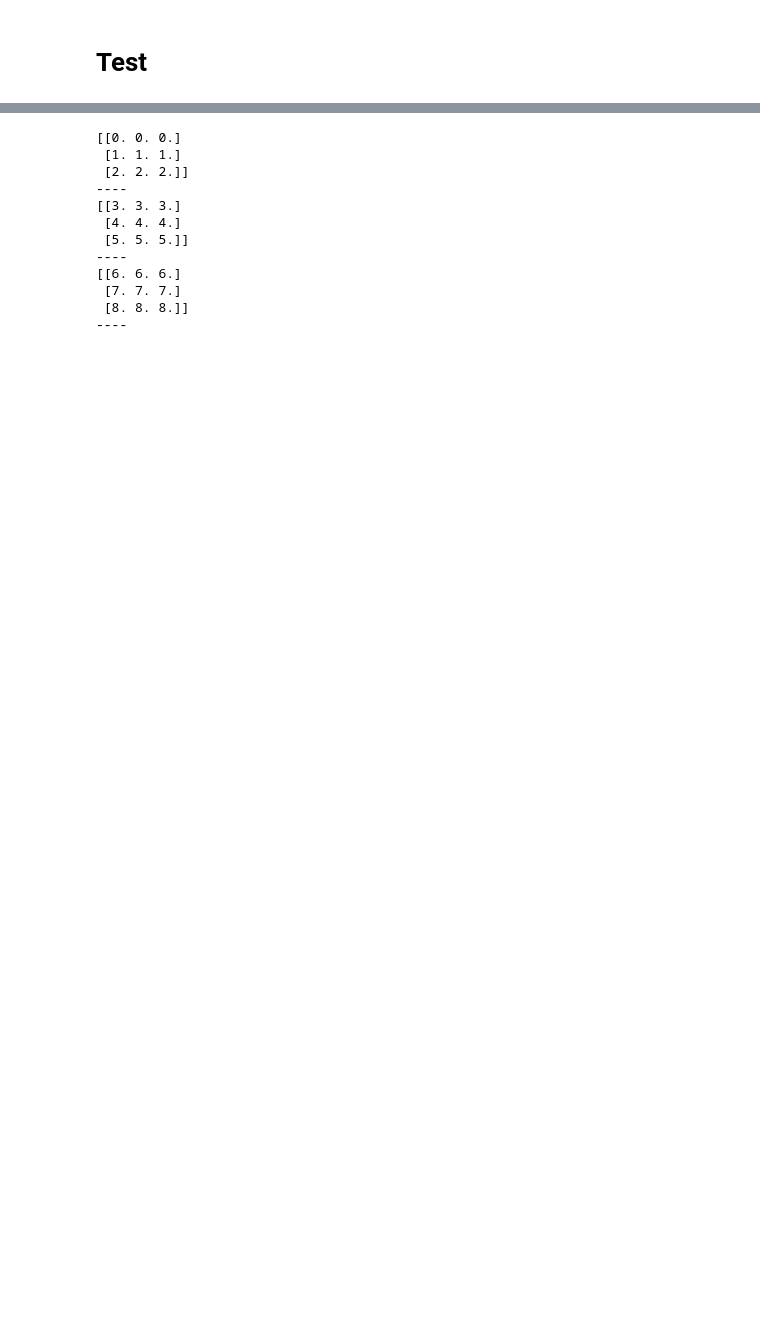
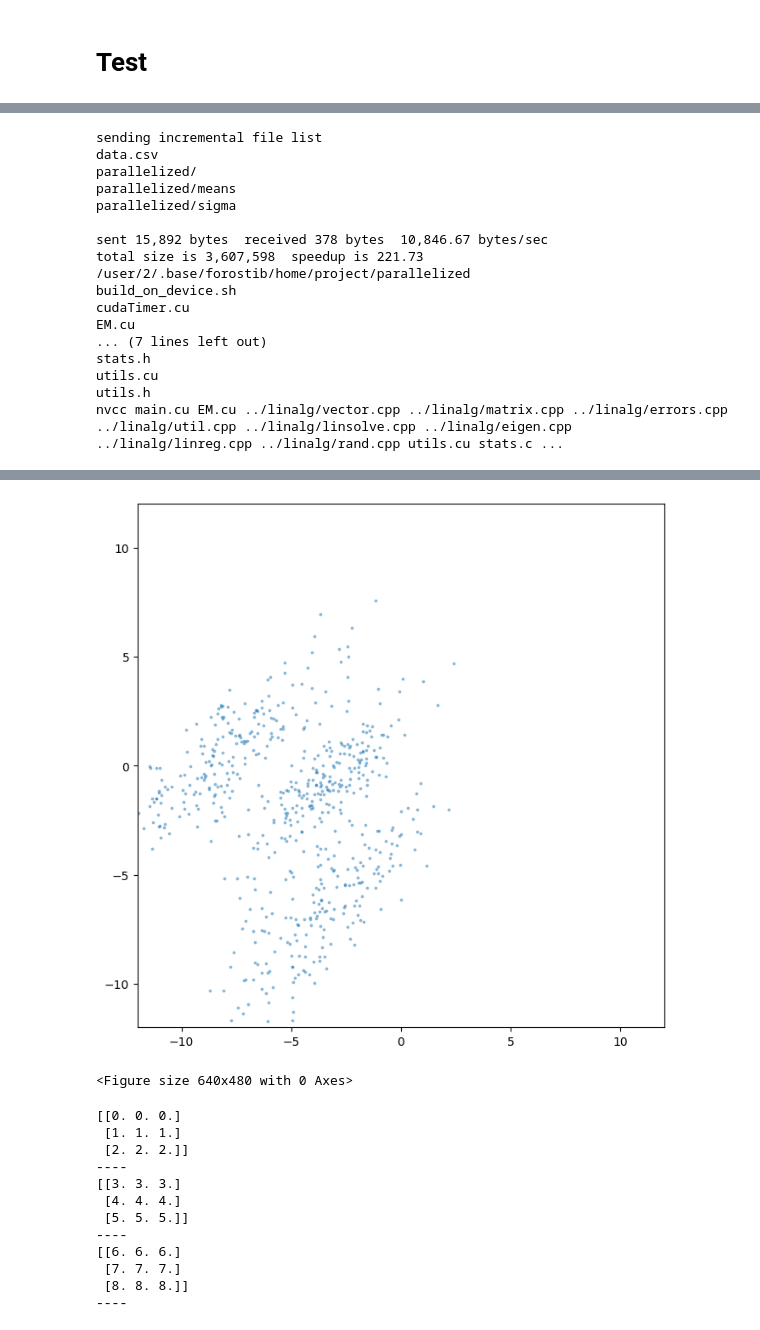
Before and after one commit to Qwebeck/Expectation-Maximization-Cuda, a Jupyter notebook: playground.ipynb, the cells around one changed output, grey strips where cells are left out. Saved outputs shown, nothing was run; the diff lists cells and outputs as text; code cells hidden in the pictures; blank space fills up the shorter version.

Commit message:
Parallelized estimation of responsibilities

```diff
--- a/playground.ipynb
+++ b/playground.ipynb
@@ -214,0 +219,32 @@ make: Nothing to be done for 'all'.
+# %%
+import os
+target_dir = 'parallelized'
+file_name, out_name, means, sigma = "data.csv", "mixture_models", "means", "sigma"
+n_components, D = 3, 2
+X = np.loadtxt("data.csv", delimiter=",")
+# gen_data(n_components, D)
+size = X.shape[0]
+np.savetxt(file_name, X, delimiter=",")
+os.system(f"cd {target_dir}; ./build_on_device.sh")
+mixture_means = np.loadtxt(f'{target_dir}/{means}', delimiter=",")
+# For mixture sigma components are stacked vertically
+mixture_sigma = np.loadtxt(f'{target_dir}/{sigma}', delimiter=",").reshape(n_components, D, D)
+plot(X, n_components, mixture_means, mixture_sigma)
+# %% [output]
+sending incremental file list
+data.csv
+parallelized/
+parallelized/means
+parallelized/sigma
+
+sent 15,892 bytes  received 378 bytes  10,846.67 bytes/sec
+total size is 3,607,598  speedup is 221.73
+/user/2/.base/forostib/home/project/parallelized
+build_on_device.sh
+cudaTimer.cu
+EM.cu
+... (7 lines left out)
+stats.h
+utils.cu
+utils.h
+nvcc main.cu EM.cu ../linalg/vector.cpp ../linalg/matrix.cpp ../linalg/errors.cpp ../linalg/util.cpp ../linalg/linsolve.cpp ../linalg/eigen.cpp ../linalg/linreg.cpp ../linalg/rand.cpp utils.cu stats.c ...
@@ -215,3 +253,5 @@ make: Nothing to be done for 'all'.
+[figure, added]
+<Figure size 640x480 with 0 Axes>
 # %%
 A = np.ones((256,256, 3))
 np.savetxt("sigma", np.ones((9,3)))
```
Also changed, not shown: parts of 11 cells of this notebook, 36 other files.
